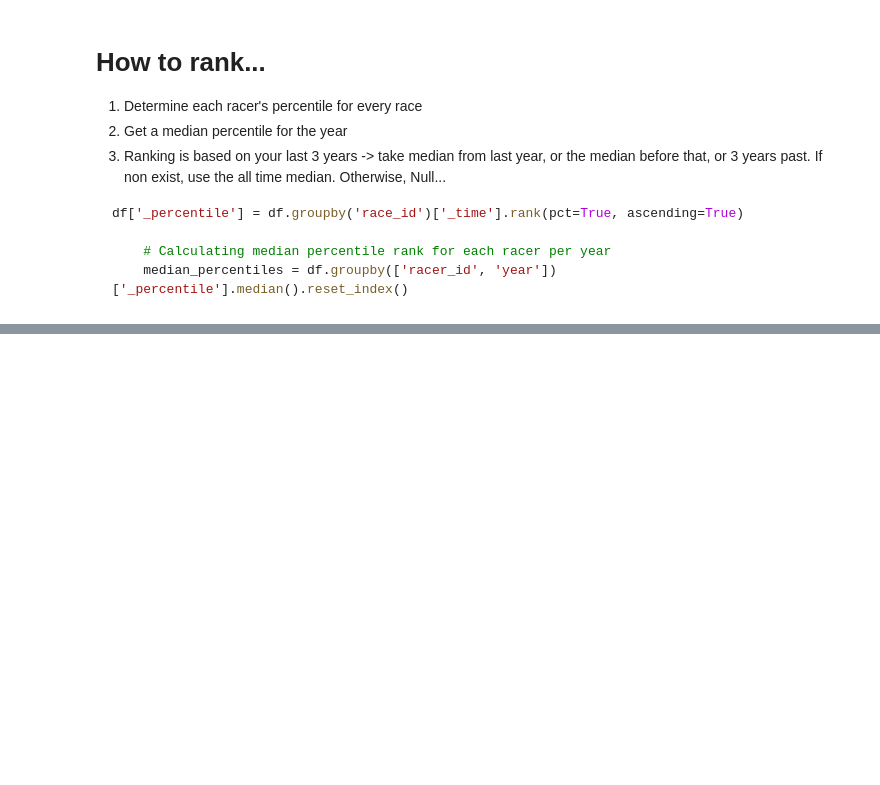
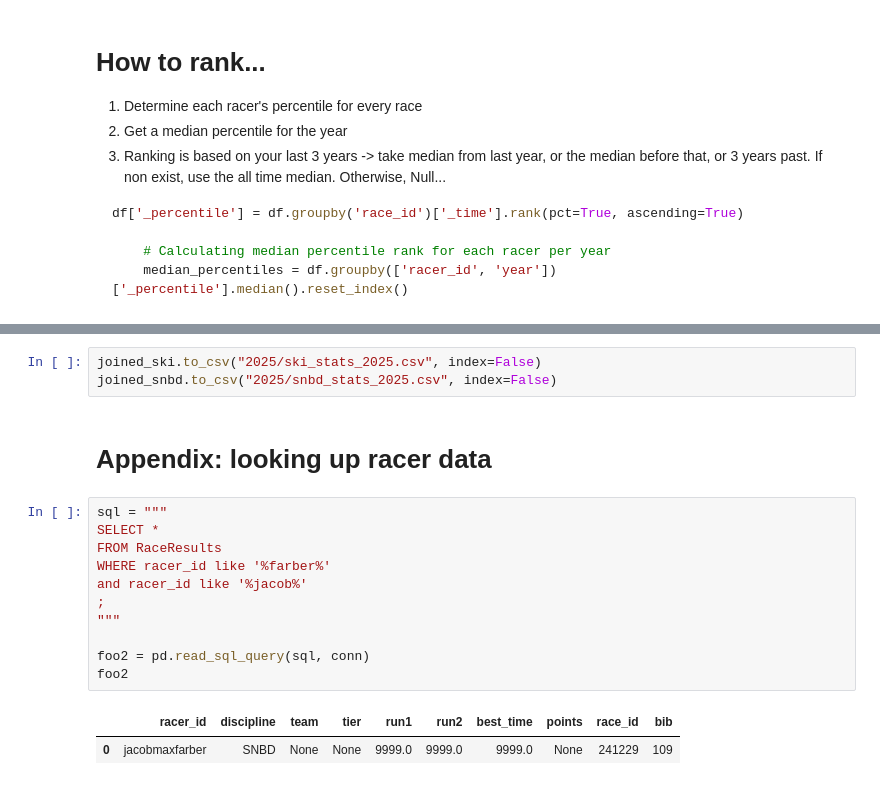
Before and after one commit to Cartar/alpine-fng.github.io, a Jupyter notebook: data/RacerRankPlayground.ipynb, the cells around one changed output, grey strips where cells are left out. Cells and saved outputs as stored; diff of their text form; blank space fills up the shorter version.

```diff
--- a/data/RacerRankPlayground.ipynb
+++ b/data/RacerRankPlayground.ipynb
@@ -23,0 +264,19 @@ df['_percentile'] = df.groupby('race_id')['_time'].rank(pct=True, ascending=True
+# %%
+joined_ski.to_csv("2025/ski_stats_2025.csv", index=False)
+joined_snbd.to_csv("2025/snbd_stats_2025.csv", index=False)
+# %% [markdown]
+# Appendix: looking up racer data
+# %%
+sql = """
+SELECT *
+FROM RaceResults
+WHERE racer_id like '%farber%'
+and racer_id like '%jacob%'
+;
+"""
+
+foo2 = pd.read_sql_query(sql, conn)
+foo2
+# %% [output]
+|  | racer_id | discipline | team | tier | run1 | run2 | best_time | points | race_id | bib |
+| 0 | jacobmaxfarber | SNBD | None | None | 9999.0 | 9999.0 | 9999.0 | None | 241229 | 109 |
```
Also changed, not shown: parts of 16 cells of this notebook, 9 other files.
